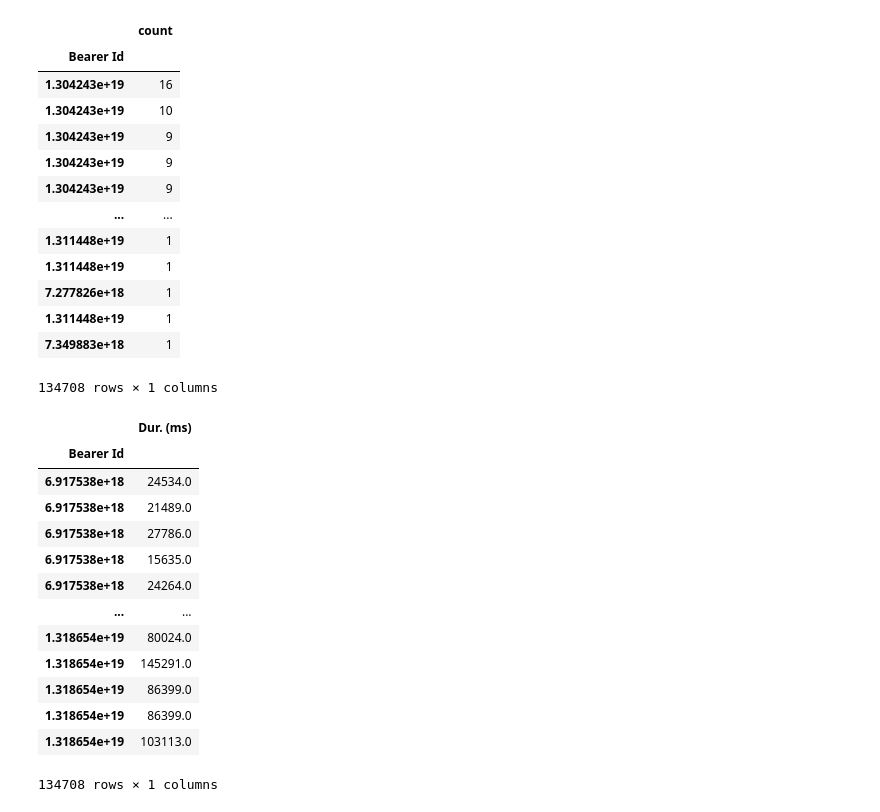
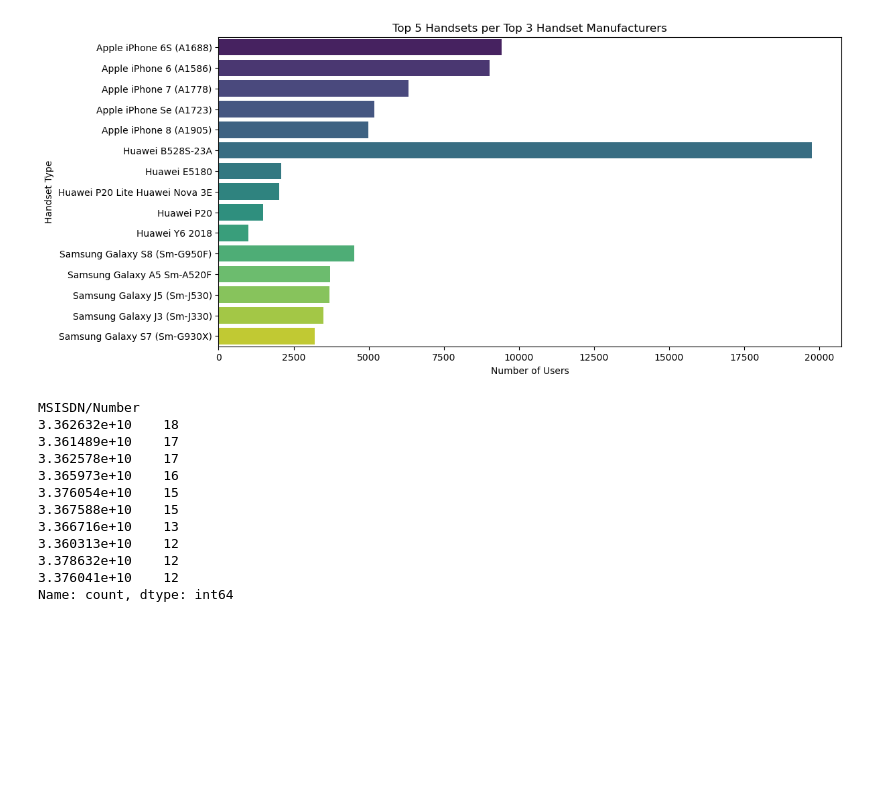
Before and after one commit to Basi10/Telecom-Data-Analysis, a Jupyter notebook: notebooks/overview_analysis.ipynb, the cells around one changed output. Drawn from its saved outputs; the diff is of its cells as text; code cells hidden in the pictures; blank space fills up the shorter version.

```diff
--- a/notebooks/overview_analysis.ipynb
+++ b/notebooks/overview_analysis.ipynb
@@ -107,38 +35,36 @@ True
+# %%
+top_manufacturers = df['Handset Manufacturer'].value_counts().head(3).index
+
+# Filter the DataFrame to include only the top 3 manufacturers
+df_top_manufacturers = df[df['Handset Manufacturer'].isin(top_manufacturers)]
+
+# Get the top 5 handsets for each manufacturer
+top_handsets_per_manufacturer = (
+    df_top_manufacturers
+    .groupby('Handset Manufacturer')['Handset Type']
+    .value_counts()
+    .groupby(level=0, group_keys=False)
+    .nlargest(5)
+    .reset_index(name='Count')
+)
+
+plots.plot_bar(x=top_handsets_per_manufacturer['Count'], y=top_handsets_per_manufacturer['Handset Type'], xlabel='Number of Users', title='Top 5 Handsets per Top 3 Handset Manufacturers',ylabel='Handset Type',palette='viridis')
+# %% [output]
+[figure, added]
 # %%
 # Group by User and calculate the number of sessions
-xDR_sess_agg = df['Bearer Id'].value_counts()
-xDR_sess_agg.to_frame()
+xDR_sess_agg = df['MSISDN/Number'].value_counts()
+print(xDR_sess_agg.nlargest(10))
 # %% [output]
-|  | count |
-| Bearer Id |  |
-| 1.304243e+19 | 16 |
-| 1.304243e+19 | 10 |
-| 1.304243e+19 | 9 |
-| 1.304243e+19 | 9 |
-| 1.304243e+19 | 9 |
-| ... | ... |
-| 1.311448e+19 | 1 |
-| 1.311448e+19 | 1 |
-| 7.277826e+18 | 1 |
-| 1.311448e+19 | 1 |
-| 7.349883e+18 | 1 |
-134708 rows × 1 columns
+MSISDN/Number
+3.362632e+10    18
+3.361489e+10    17
+3.362578e+10    17
+3.365973e+10    16
+3.376054e+10    15
+3.367588e+10    15
+3.366716e+10    13
+3.360313e+10    12
+3.378632e+10    12
+3.376041e+10    12
+Name: count, dtype: int64
-# %%
-#Group by User and calculate the duration of each session
-xDR_duration_agg = df.groupby('Bearer Id')['Dur. (ms)'].sum()
-xDR_duration_agg.to_frame()
-# %% [output]
-|  | Dur. (ms) |
-| Bearer Id |  |
-| 6.917538e+18 | 24534.0 |
-| 6.917538e+18 | 21489.0 |
-| 6.917538e+18 | 27786.0 |
-| 6.917538e+18 | 15635.0 |
-| 6.917538e+18 | 24264.0 |
-| ... | ... |
-| 1.318654e+19 | 80024.0 |
-| 1.318654e+19 | 145291.0 |
-| 1.318654e+19 | 86399.0 |
-| 1.318654e+19 | 86399.0 |
-| 1.318654e+19 | 103113.0 |
-134708 rows × 1 columns
```
Also changed, not shown: parts of 28 cells of this notebook.
